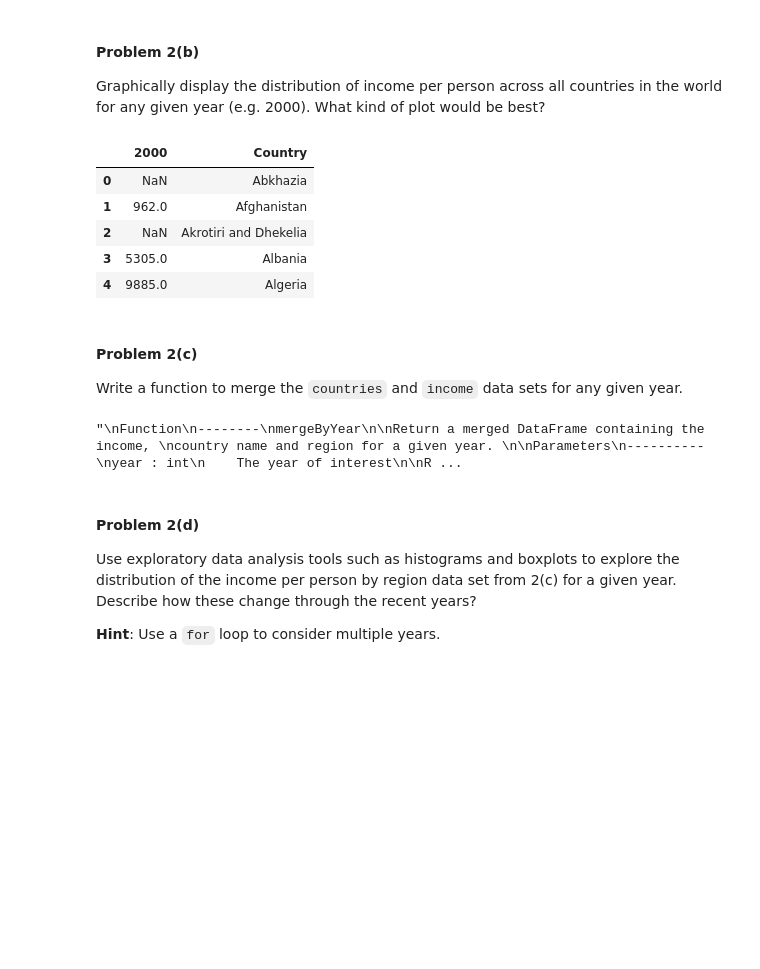
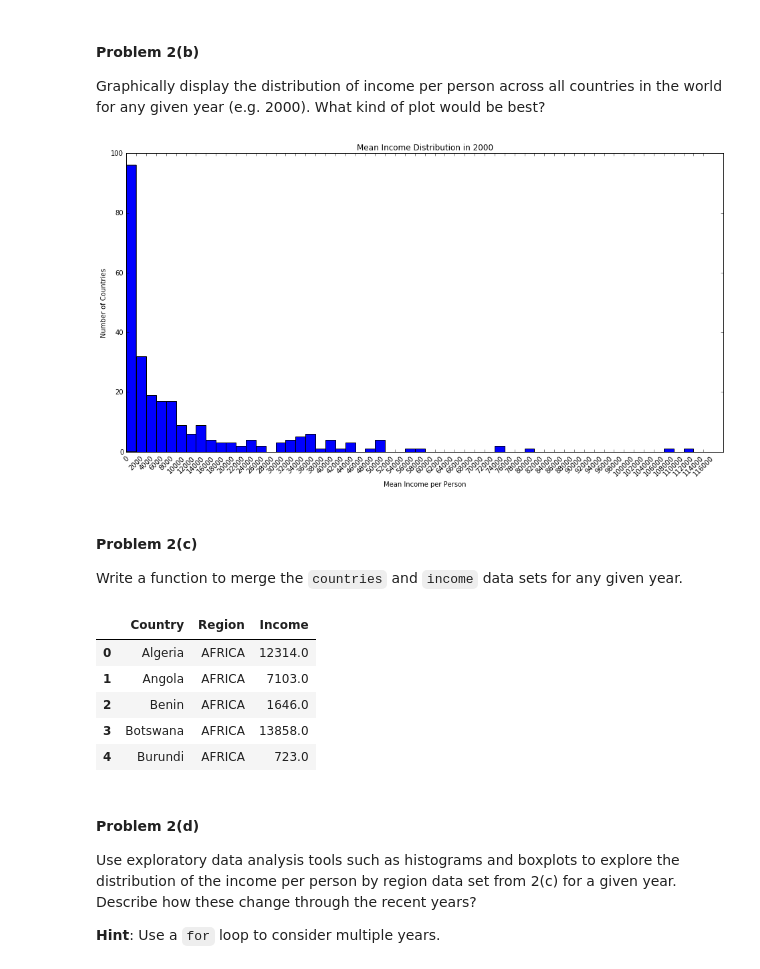
Before and after one commit to anshullahoti/Intro-Data-Science, a Jupyter notebook: Unit1/Homework1/Brandon-Chin-HW1-Prob2.ipynb, the cells around one changed output. Drawn from its saved outputs; the diff is of its cells as text; code cells hidden in the pictures; blank space fills up the shorter version.

```diff
--- a/Unit1/Homework1/Brandon-Chin-HW1-Prob2.ipynb
+++ b/Unit1/Homework1/Brandon-Chin-HW1-Prob2.ipynb
@@ -94,17 +94,29 @@ income_pt.head()
 #### Problem 2(b)
 
 Graphically display the distribution of income per person across all countries in the world for any given year (e.g. 2000).  What kind of plot would be best?
-# %%
-data = {"Country":income_df["GDP per capita"], "2000": income_df[2000]}
-income_2000 = pd.DataFrame(data=data)
-income_2000.head()
-# %% [output]
-|  | 2000 | Country |
-| 0 | NaN | Abkhazia |
-| 1 | 962.0 | Afghanistan |
-| 2 | NaN | Akrotiri and Dhekelia |
-| 3 | 5305.0 | Albania |
-| 4 | 9885.0 | Algeria |
+# %%
+def income_dist(year):
+    data = {"Country":income_df["GDP per capita"], "Income": income_df[year]}
+    df = pd.DataFrame(data=data)
+    df = df.fillna(0)   #Convert Na/NaN values to 0
+
+    values = df["Income"]
+    countries = df["Country"]
+
+    plt.figure(figsize=(16, 8))
+
+    bins = np.arange(0,120000, 2000)
+    plt.hist([value for value in values], bins=bins)
+    plt.xticks(bins[:-1], rotation=45)
+
+    plt.title('Mean Income Distribution in ' + str(year))
+    plt.xlabel('Mean Income per Person')
+    plt.ylabel('Number of Countries')
+    plt.show()
+
+income_dist(2000)
+# %% [output]
+[figure, added]
 # %% [markdown]
 #### Problem 2(c)
 
@@ -133,9 +145,21 @@ Example
 -------
 >>> mergeByYear(2010)
 """
-#your code here
+def mergeByYear(year):
+    year_income_df = income_df.loc[:, ['GDP per capita', year]]
+    year_income_df = year_income_df.rename(columns={'GDP per capita': 'Country', year: 'Income'})
+    merge_df = pd.merge(countries_df, year_income_df, how='inner', on='Country')
+    return merge_df
+
+data_2008_df = mergeByYear(2008)
+data_2008_df.head()
 # %% [output]
-"\nFunction\n--------\nmergeByYear\n\nReturn a merged DataFrame containing the income, \ncountry name and region for a given year. \n\nParameters\n----------\nyear : int\n    The year of interest\n\nR ...
+|  | Country | Region | Income |
+| 0 | Algeria | AFRICA | 12314.0 |
+| 1 | Angola | AFRICA | 7103.0 |
+| 2 | Benin | AFRICA | 1646.0 |
+| 3 | Botswana | AFRICA | 13858.0 |
+| 4 | Burundi | AFRICA | 723.0 |
 # %% [markdown]
 #### Problem 2(d)
 
```
Also changed, not shown: parts of 2 cells of this notebook.
